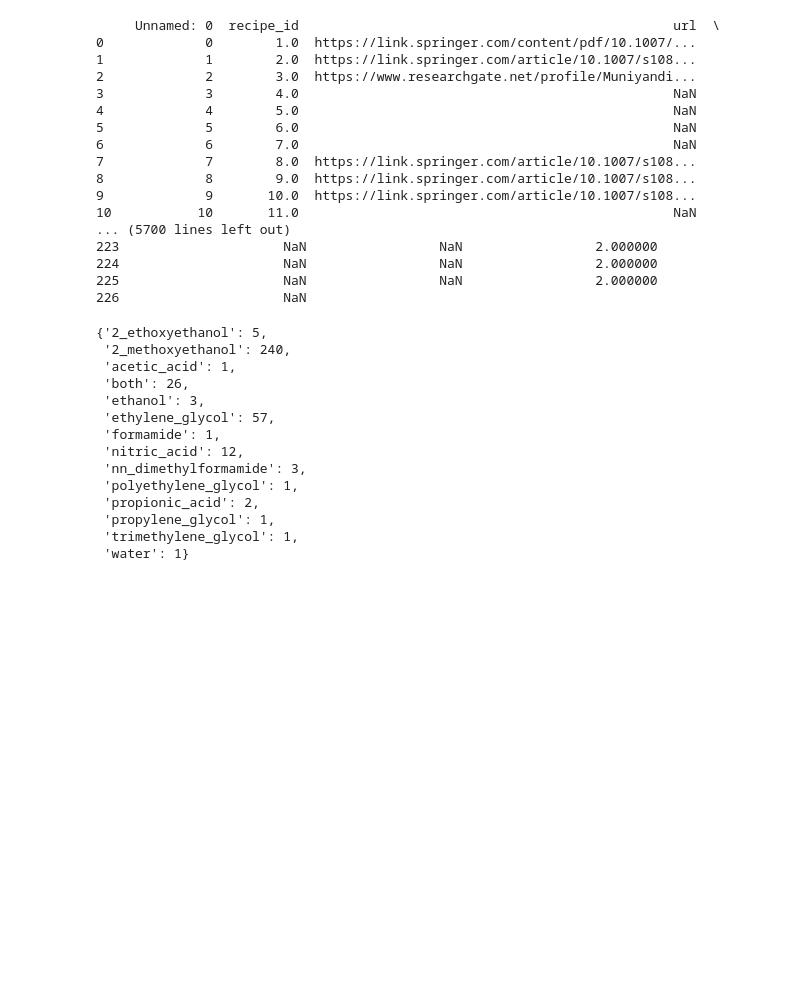
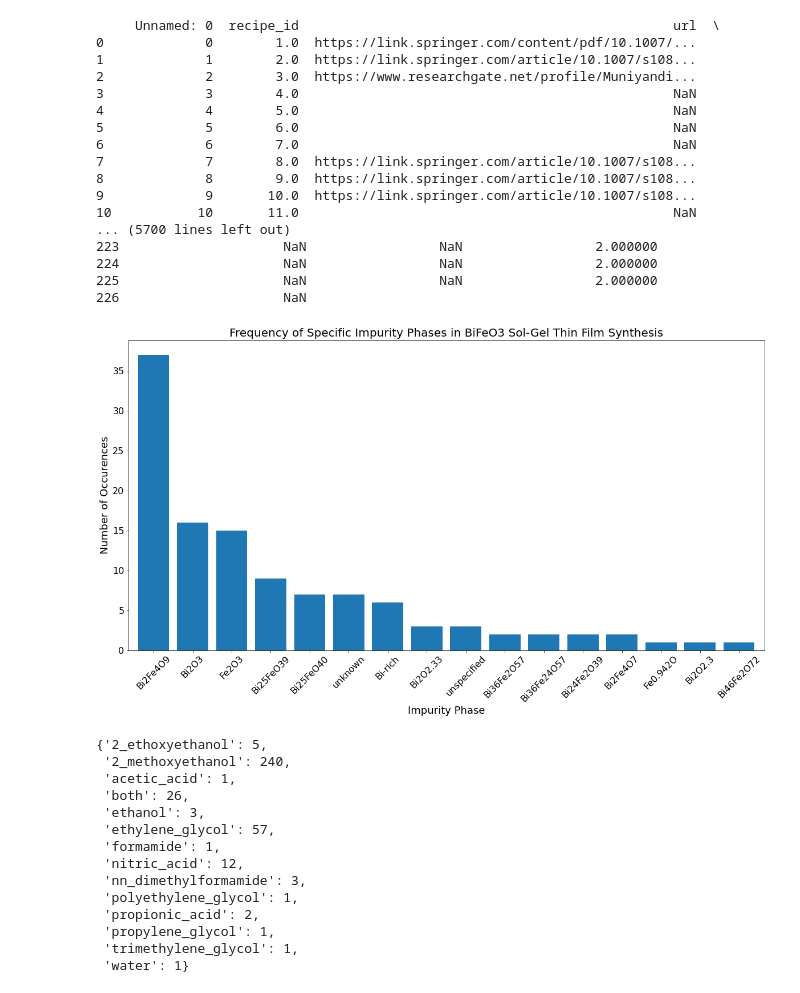
Before and after one commit to kevcruse96/bfo-impurityphase-analysis, a Jupyter notebook: exp_paper_figures.ipynb, the cells around one changed output. Drawn from its saved outputs; the diff is of its cells as text; code cells hidden in the pictures; blank space fills up the shorter version.

Commit message:
Added impurity phase bar plot in exp_paper_figures

```diff
--- a/exp_paper_figures.ipynb
+++ b/exp_paper_figures.ipynb
@@ -45,3 +41,33 @@ impurities = lit_df['reported_impurities']
+# %%
+# Histogram of impurity phases
+
+impurities = list(lit_df['reported_impurities'])
+
+impurities_list = []
+for rep in impurities:
+    if rep != '[]':
+        strings = rep[1:-1]
+        imps = [imp for imp in strings.split(', ')]
+        for imp in imps:
+            if imp != "'amorphous'":
+                impurities_list.append(imp[1:-1])
+
+impurities_series = pd.Series(impurities_list)
+
+impurities_series.replace('unkown', 'unknown', inplace=True)
+
+impurities_series.sort_values(inplace=True)
+
+plt.figure(figsize=(20,10))
+impurities_series.value_counts().plot(kind='bar', width=0.8)
+plt.title('Frequency of Specific Impurity Phases in BiFeO3 Sol-Gel Thin Film Synthesis', fontsize=20)
+plt.xlabel('Impurity Phase', fontsize=18)
+plt.ylabel('Number of Occurences', fontsize=18)
+plt.xticks(fontsize=16, rotation=45)
+plt.yticks(fontsize=16)
+plt.show()
+# %% [output]
+[figure, added]
 # %%
 # 2-way Venn diagram for solvents
 
```
Also changed, not shown: parts of 1 cell of this notebook.
